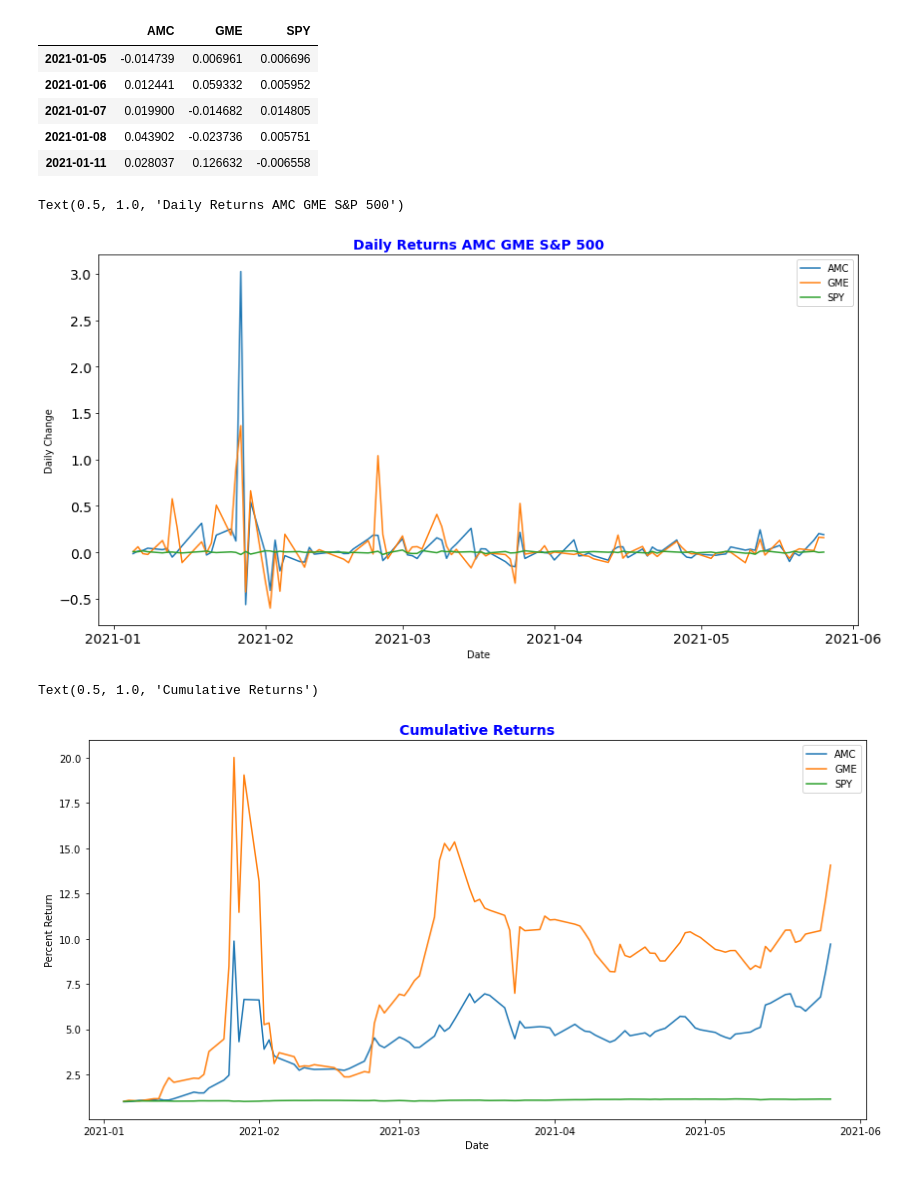
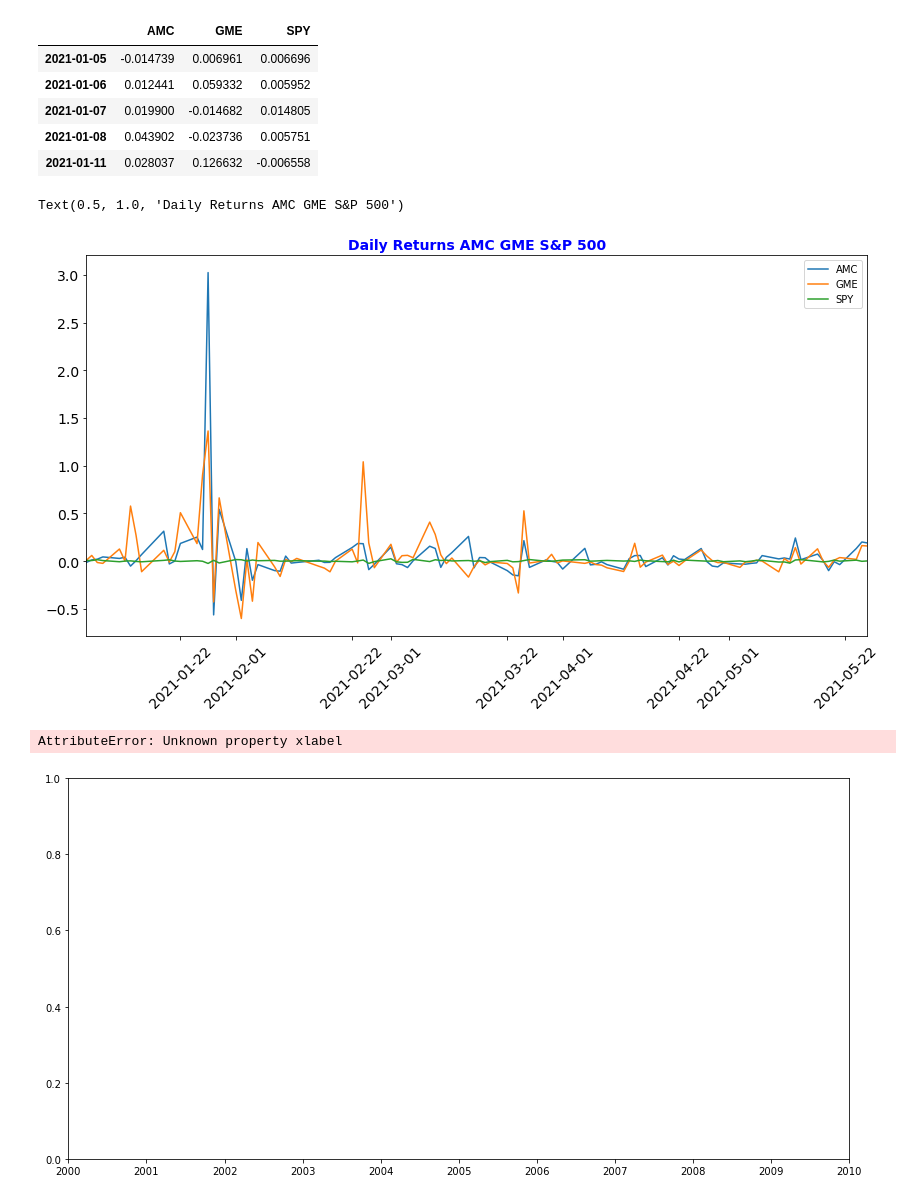
Before and after one commit to iAmSeanzie/Group_MemeStock_Project, a Jupyter notebook: Meme_graphs.ipynb, the cells around one changed output. Cells and saved outputs as stored; diff of their text form; code cells hidden in the pictures.

```diff
--- a/Meme_graphs.ipynb
+++ b/Meme_graphs.ipynb
@@ -22,6 +30,6 @@ print(pd.__version__)
 # %%
 import pickle
-meme_stock_df = pickle.load(open('meme_close.pkl', 'rb'))
+meme_stock_df = pickle.load(open('meme_close2.pkl', 'rb'))
 
 meme_stock_df.head()
 # %% [output]
@@ -52,24 +63,25 @@ meme_spy_returns.head()
 | 2021-01-08 | 0.043902 | -0.023736 | 0.005751 |
 | 2021-01-11 | 0.028037 | 0.126632 | -0.006558 |
 # %%
-meme_stock_plot=meme_spy_returns.plot(title='AMC and GME vs S&P 500',ylabel="Daily Change",xlabel="Date", fontsize=14,figsize=(14,7))
+meme_stock_plot=meme_spy_returns.plot(title='AMC and GME vs S&P 500', fontsize=14,figsize=(14,7), rot = '45')
 
 meme_stock_plot = meme_stock_plot.set_title('Daily Returns AMC GME S&P 500', fontsize=14, fontweight="bold", color="blue")
 
 meme_stock_plot
 # %% [output]
 Text(0.5, 1.0, 'Daily Returns AMC GME S&P 500')
-[figure, old version]
+[figure, new version]
 # %%
 meme_stock_plot.figure.savefig('meme_stock_plot.png')
 # %%
 cumulative_returns = (1 + meme_spy_returns).cumprod()
+cumulative_returns.to_pickle('cumulativeret.pkl')
 cumulative_returns_plot=cumulative_returns.plot(figsize=(14, 7), xlabel="Date", ylabel="Percent Return")
 cumulative_returns_plot = cumulative_returns_plot.set_title('Cumulative Returns', fontsize=14, fontweight="bold", color="blue")
 cumulative_returns_plot
 # %% [output]
-Text(0.5, 1.0, 'Cumulative Returns')
+AttributeError: Unknown property xlabel
-[figure, old version]
+[figure, new version]
 # %%
 cumulative_returns_plot.figure.savefig('PNG/cumulative_returns_plot.png')
 # %%
```
Also changed, not shown: parts of 25 cells of this notebook, 11 other files.
